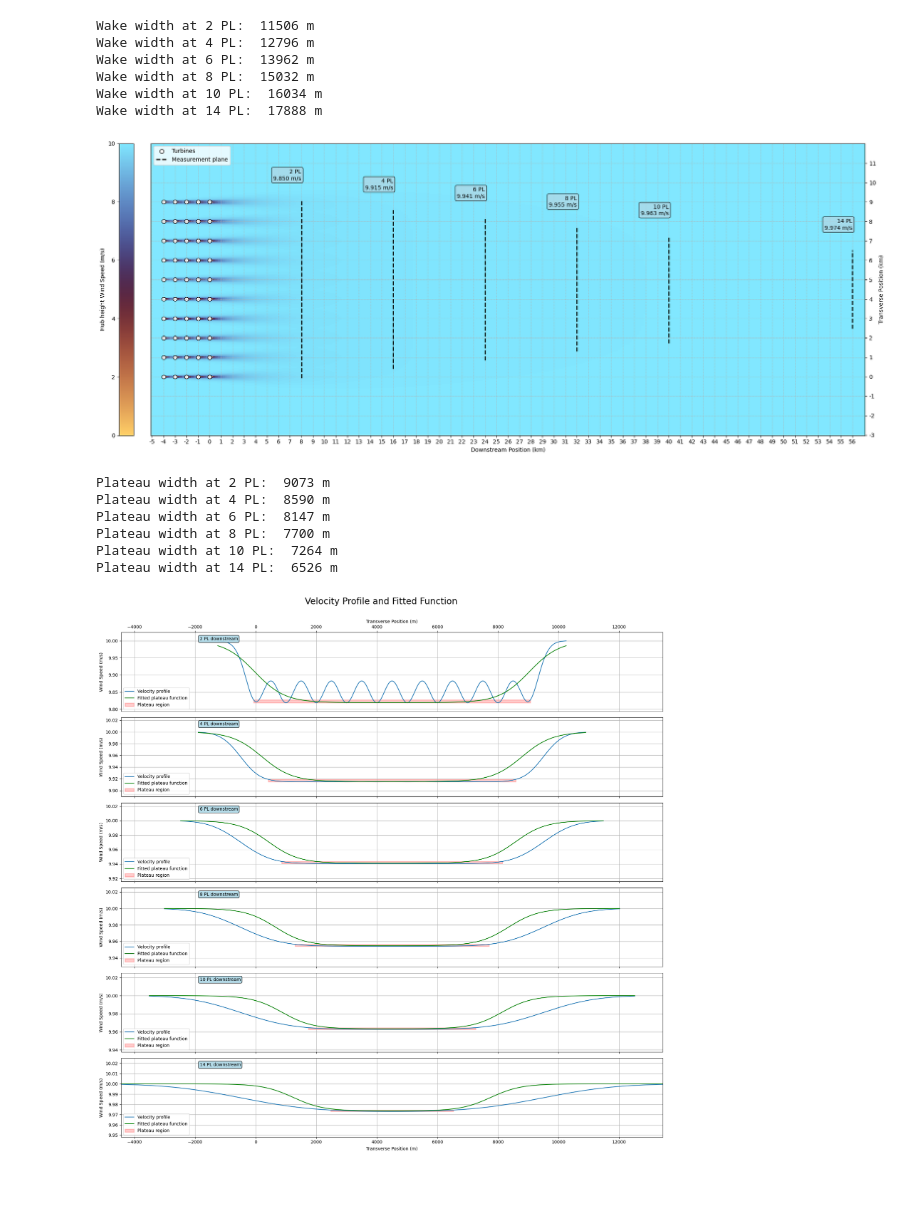
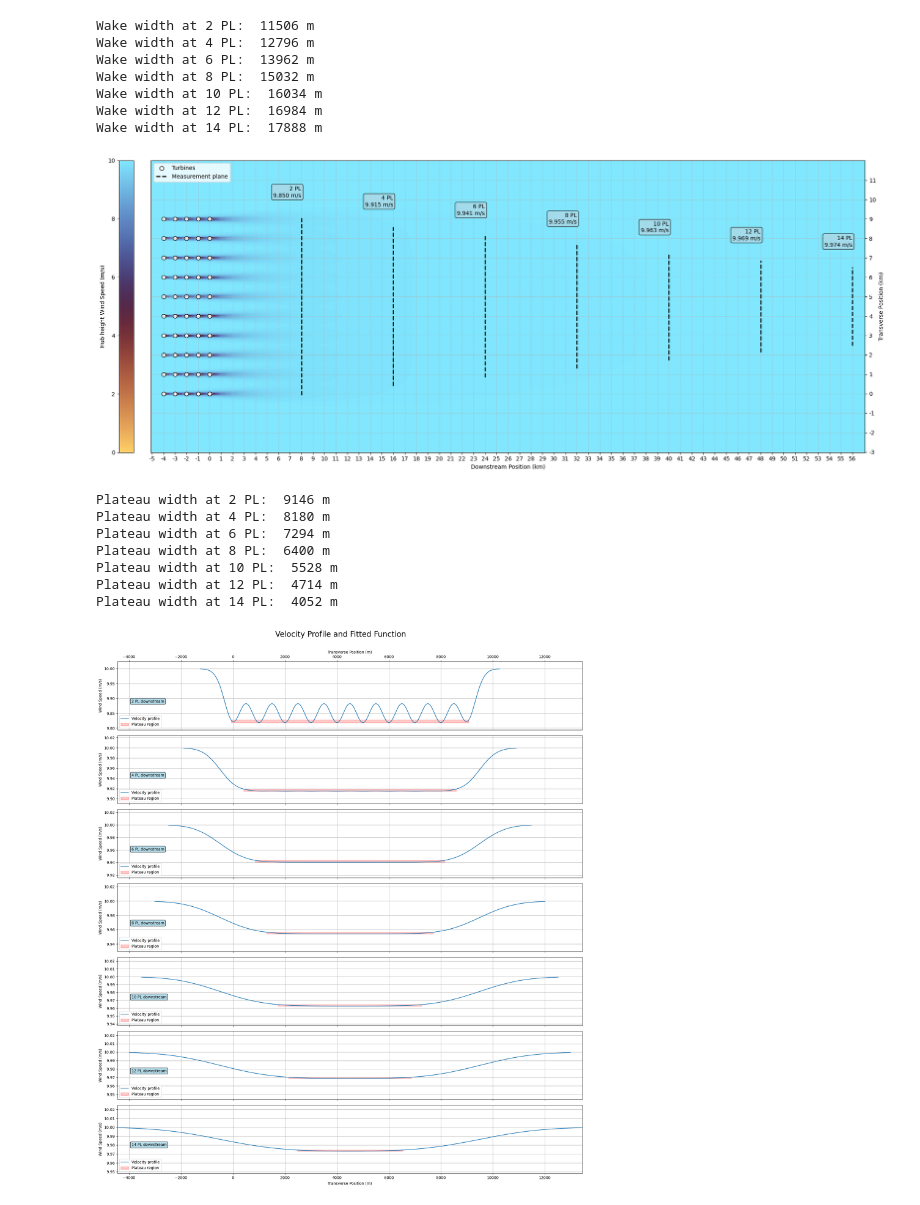
Before and after one commit to marcinsadowy/WTABL, a Jupyter notebook: fuckingforfra.ipynb, the cells around one changed output. Saved outputs shown, nothing was run; the diff lists cells and outputs as text; code cells hidden in the pictures.

Commit message:
Plateau funktion er udkommenteret, dw

```diff
--- a/fuckingforfra.ipynb
+++ b/fuckingforfra.ipynb
@@ -53,7 +53,7 @@ sim = wfm(x, y, ws=ws, wd=wd, TI=ti0)
 # %%
 # Calculate mean wind speed
 
-pl_downstream = [2, 4, 6, 8, 10, 14]  # Downstream distances [Park lengths]
+pl_downstream = [2, 4, 6, 8, 10, 12, 14]  # Downstream distances [Park lengths]
 m_downstream = [pl * max(x) for pl in pl_downstream]  # % [m]
 
 w_meas = 5000  # +- Measurement width [m]
@@ -114,6 +114,7 @@ Wake width at 4 PL:  12796 m
 Wake width at 6 PL:  13962 m
 Wake width at 8 PL:  15032 m
 Wake width at 10 PL:  16034 m
+Wake width at 12 PL:  16984 m
 Wake width at 14 PL:  17888 m
 # %%
 # Visualize farm wake
@@ -166,7 +167,7 @@ ax.yaxis.tick_right()
 
 plt.tight_layout()
 # %% [output]
-[figure, old version]
+[figure, new version]
 # %%
 # Plot velocity profiles in a single figure with subplots
 
@@ -175,7 +176,7 @@ fig, axes = plt.subplots(len(m_downstream), 1, figsize=(18, 4 * len(m_downstream
 
 for i, (m, ax) in enumerate(zip(m_downstream, axes)):
 
-    print(f'Plateau width at {m/max(x):.0f} PL:  {max(y_plateau[i]):.0f} m')
+    print(f'Plateau width at {m/max(x):.0f} PL:  {max(y_plateau[i])-min(y_plateau[i]):.0f} m')
 
     # Plot the velocity profile (wake region)
     ax.plot(y_wake[i], ws_wake[i], label=f'Velocity profile')
@@ -188,7 +189,7 @@ for i, (m, ax) in enumerate(zip(m_downstream, axes)):
 
     U_y = A * 1 / ((np.exp(p_s * (y_wake[i] - p_c - p_w)) + 1) * (np.exp(p_s * (-y_wake[i] + p_c - p_w)) + 1))
 
-    ax.plot(y_wake[i], ws - U_y, color='green', label='Fitted plateau function')
+    #ax.plot(y_wake[i], ws - U_y, color='green', label='Fitted plateau function')
 
     # Plot y_plateau ws-averaging region
     ax.add_patch(plt.Rectangle((min(y_plateau[i]), ws_min[i]),
@@ -197,38 +198,39 @@ for i, (m, ax) in enumerate(zip(m_downstream, axes)):
                                 edgecolor='red', facecolor='red', alpha=0.2,
                                 linewidth=2, label='Plateau region'))
 
     # Plot labels etc.
     ax.set_ylabel('Wind Speed (m/s)')
     ax.legend(loc="lower left")
     ax.grid(True)
 
-    ax.text(0.145, 0.9, f'{m / max(x):.0f} PL downstream', transform=ax.transAxes,
+    ax.text(0.03, 0.4, f'{m / max(x):.0f} PL downstream', transform=ax.transAxes,
             bbox=dict(boxstyle='round', facecolor='lightblue', alpha=0.9))
 
     # Plot limits
     ax.set_xlim(min(y_wake[i]), max(y_wake[i]))
     ax.set_ylim(0.9975 * min(min(ws_wake[i]), min(ws - U_y)), 1.0025 * max(max(ws_wake[i]), max(ws - U_y)))
 
 # Add a shared x-axis label
 axes[0].xaxis.set_label_position('top')
 axes[0].set_xlabel('Transverse Position (m)')
 
 axes[0].xaxis.set_ticks_position('top')  # Moves ticks to the top
 axes[0].spines['top'].set_visible(True)  # Ensures the top spine is visible
 
 axes[-1].set_xlabel('Transverse Position (m)')
 
 # Add a grouped title for the entire figure
 fig.suptitle('Velocity Profile and Fitted Function', fontsize=20)
 
 # Adjust layout for better spacing
 plt.tight_layout(rect=[0, 0.25, 1, 0.975])  # Adjust rect to reduce whitespace below the title
 plt.show()
 # %% [output]
-Plateau width at 2 PL:  9073 m
-Plateau width at 4 PL:  8590 m
-Plateau width at 6 PL:  8147 m
-Plateau width at 8 PL:  7700 m
-Plateau width at 10 PL:  7264 m
-Plateau width at 14 PL:  6526 m
+Plateau width at 2 PL:  9146 m
+Plateau width at 4 PL:  8180 m
+Plateau width at 6 PL:  7294 m
+Plateau width at 8 PL:  6400 m
+Plateau width at 10 PL:  5528 m
+Plateau width at 12 PL:  4714 m
+Plateau width at 14 PL:  4052 m
-[figure, old version]
+[figure, new version]
```
